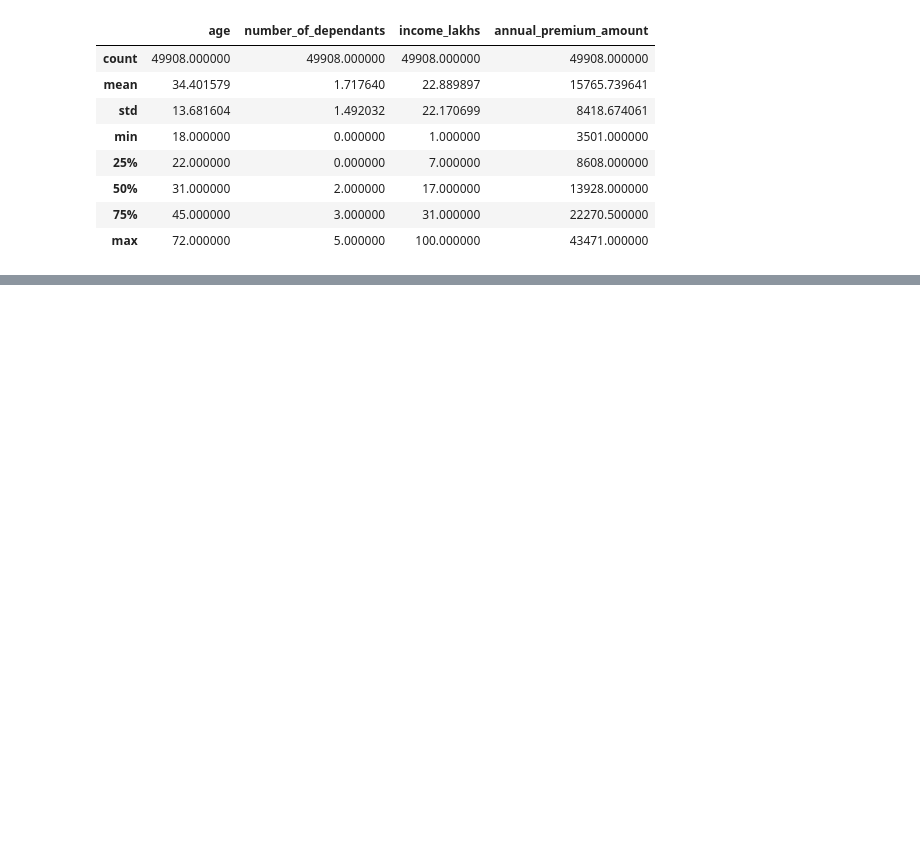
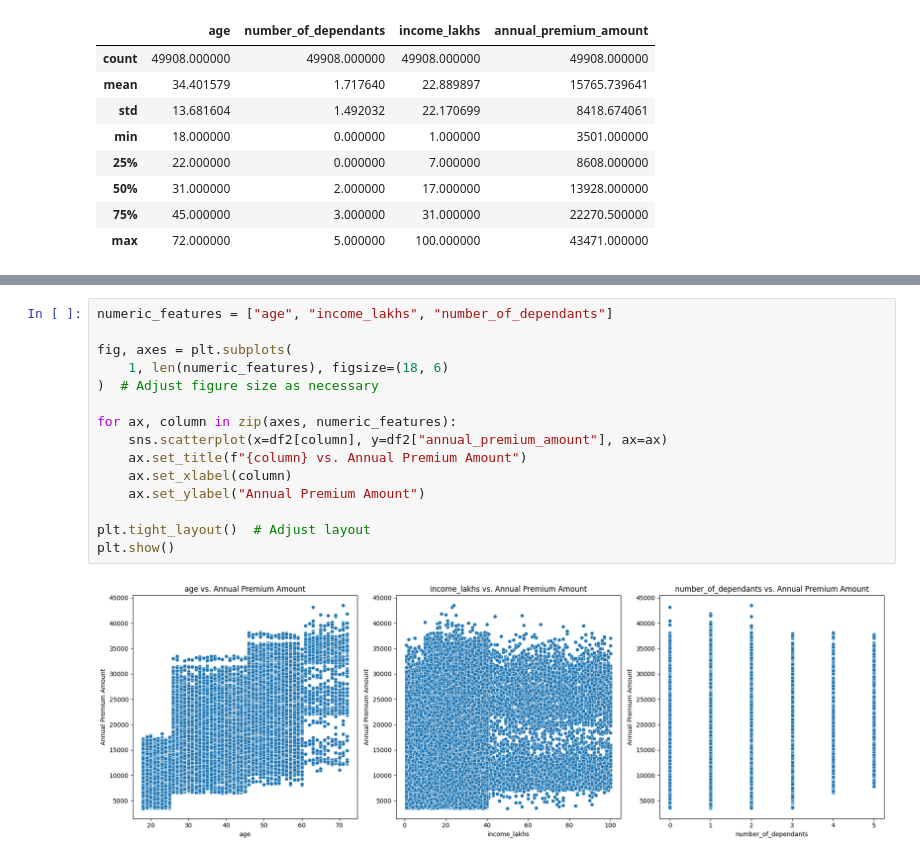
Before and after one commit to SakifKhan98/insurance-premium-prediction, a Jupyter notebook: insurance_premium_prediction.ipynb, the cells around one changed output, grey strips where cells are left out. Saved outputs shown, nothing was run; the diff lists cells and outputs as text; blank space fills up the shorter version.

```diff
--- a/insurance_premium_prediction.ipynb
+++ b/insurance_premium_prediction.ipynb
@@ -184,0 +212,17 @@ df2.describe()
+# %%
+numeric_features = ["age", "income_lakhs", "number_of_dependants"]
+
+fig, axes = plt.subplots(
+    1, len(numeric_features), figsize=(18, 6)
+)  # Adjust figure size as necessary
+
+for ax, column in zip(axes, numeric_features):
+    sns.scatterplot(x=df2[column], y=df2["annual_premium_amount"], ax=ax)
+    ax.set_title(f"{column} vs. Annual Premium Amount")
+    ax.set_xlabel(column)
+    ax.set_ylabel("Annual Premium Amount")
+
+plt.tight_layout()  # Adjust layout
+plt.show()
+# %% [output]
+[figure, added]
```
Also changed, not shown: parts of 7 cells of this notebook.
